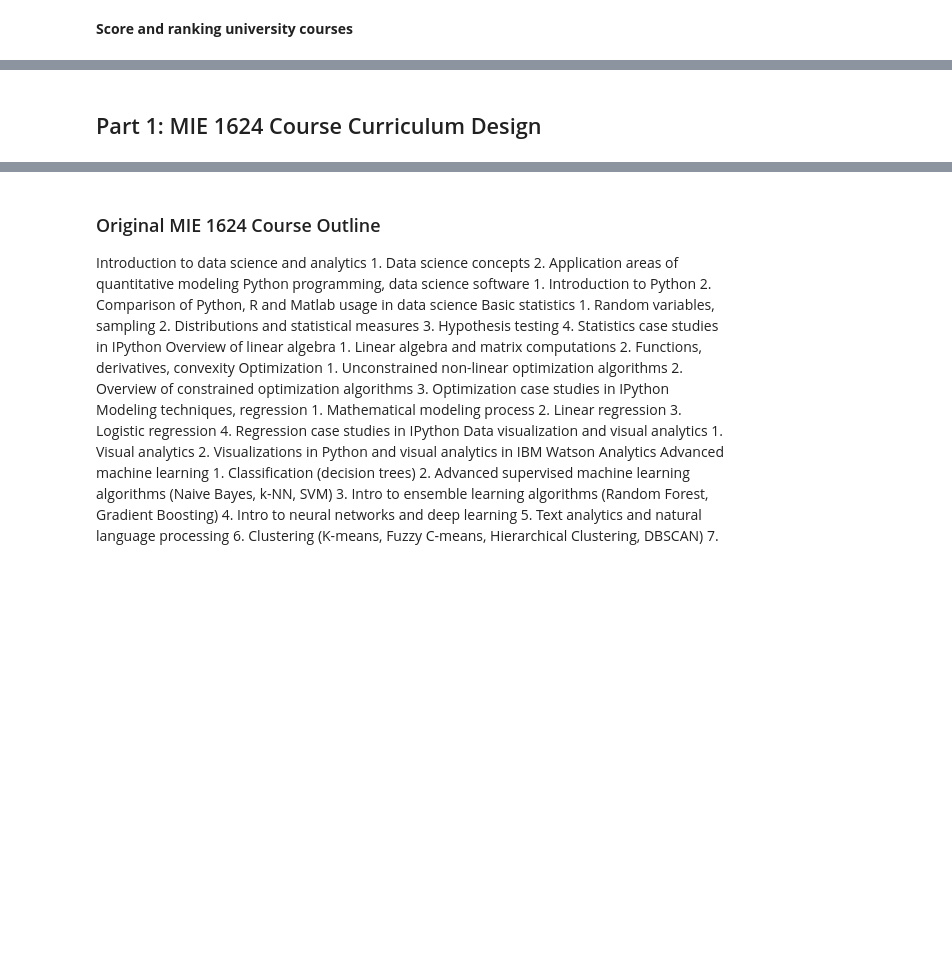
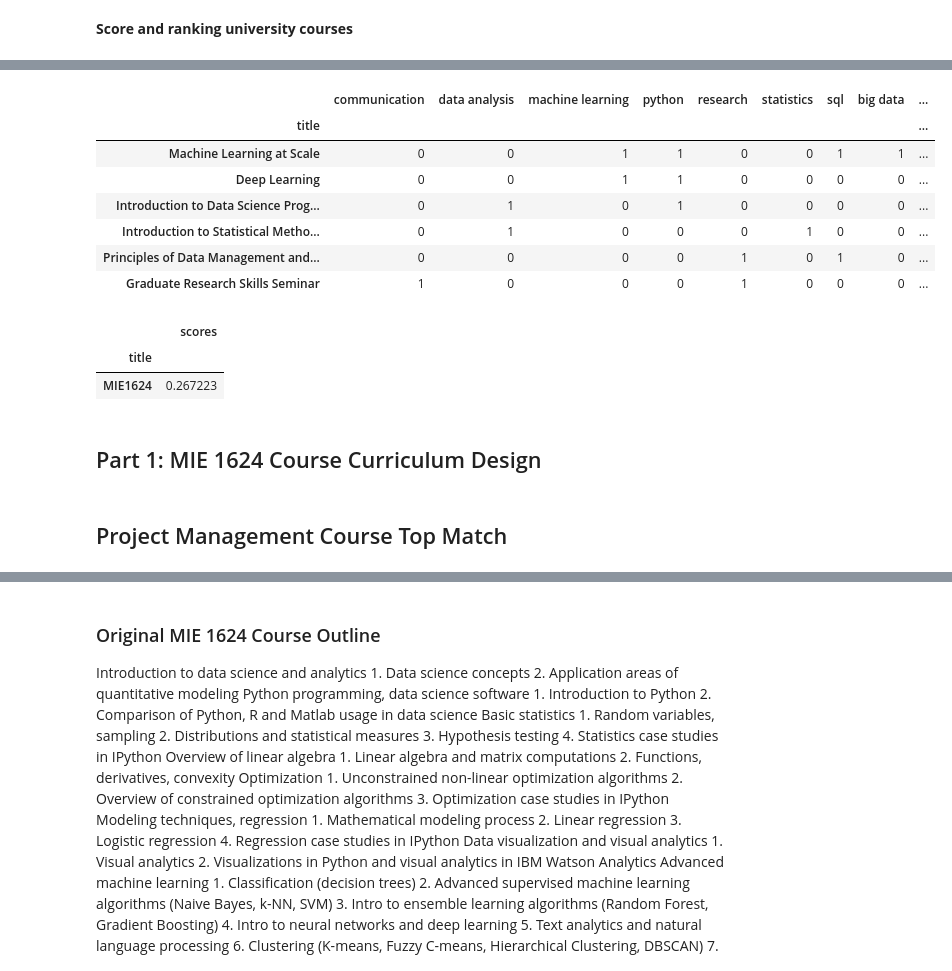
Before and after one commit to ruiqi777/Curriculum-Design, a Jupyter notebook: job_skills.ipynb, the cells around one changed output, grey strips where cells are left out. Drawn from its saved outputs; the diff is of its cells as text; code cells hidden in the pictures; blank space fills up the shorter version.

Commit message:
Updated PM and CS course matching

```diff
--- a/job_skills.ipynb
+++ b/job_skills.ipynb
@@ -424,5 +432,5 @@ coursera_df = coursera_df[['title','description','code','university']]
 # %%
-university_df = pd.concat([waterloo_df,coursera_df], axis = 0)
+university_df = pd.concat([waterloo_df,UCberkeley_df,stanford_df], axis = 0)
 university_df = university_df.reset_index(drop = True)
 # %% [markdown]
 ### Data Cleaning
@@ -463,5 +471,8 @@ skill_vectorizer = CountVectorizer(tokenizer = TweetTokenizer().tokenize,
 university_skills = skill_vectorizer.fit_transform(university_df['clean_text'])
 # %%
 university_skill_df = pd.DataFrame(data = university_skills.toarray(), columns = skill_vectorizer.get_feature_names())
+# encode skill appeanrance to 0 or 1
+for c in university_skill_df.columns:
+    university_skill_df[c] = university_skill_df[c].apply(lambda x: 1 if x >= 1 else 0)
 university_skill_df.index = university_df['title']
 university_skill_df.head()
@@ -477,5 +514,5 @@ skill_weight = normalized_skill_count.to_numpy()
 **Score and ranking university courses**
 # %%
 university_scores = university_skill_matrix.dot(skill_weight)
-university_scores_df = pd.DataFrame(data = university_scores, columns = ['scores'] ,index = university_skill_df.index)
+university_scores_df = pd.DataFrame(data = university_scores, columns = ['scores'] ,index = university_df['title'])
 university_scores_df.sort_values(by=['scores'],ascending=False)[0:20]
@@ -490,4 +537,0 @@ skill_weight = normalized_skill_count.to_numpy()
-# %%
-university_scores = university_skill_matrix.dot(skill_weight)
-university_scores_df = pd.DataFrame(data = university_scores, columns = ['scores'] ,index = university_skill_df.index)
-university_scores_df.sort_values(by=['scores'],ascending=False)[0:20]
@@ -493,0 +559,12 @@ university_scores_df.sort_values(by=['scores'],ascending=False)[0:20]
+# %%
+top_course_skills = university_skill_df.loc[university_scores_df.sort_values(by=['scores'],ascending=False).index[0:6]]
+top_course_skills.loc[:,(top_course_skills != 0).any(axis = 0)]
+# %% [output]
+|  | communication | data analysis | machine learning | python | research | statistics | sql | big data | ... |
+| title |  |  |  |  |  |  |  |  | ... |
+| Machine Learning at Scale | 0 | 0 | 1 | 1 | 0 | 0 | 1 | 1 | ... |
+| Deep Learning | 0 | 0 | 1 | 1 | 0 | 0 | 0 | 0 | ... |
+| Introduction to Data Science Prog... | 0 | 1 | 0 | 1 | 0 | 0 | 0 | 0 | ... |
+| Introduction to Statistical Metho... | 0 | 1 | 0 | 0 | 0 | 1 | 0 | 0 | ... |
+| Principles of Data Management and... | 0 | 0 | 0 | 0 | 1 | 0 | 1 | 0 | ... |
+| Graduate Research Skills Seminar | 1 | 0 | 0 | 0 | 1 | 0 | 0 | 0 | ... |
@@ -493,0 +600,10 @@ university_scores_df.sort_values(by=['scores'],ascending=False)[0:20]
+# %%
+MIE1624_description = 'The  objective  of  the  course  is  to learnanalytical  models  and overviewquantitativealgorithms forsolving engineering and business problems.Data science or analytics is the process of deriving insights  from  data  in  order  to make  optimal  decisions.It allowshundreds  of  companies  and  governments  to save  lives,  increase  profitsand  minimize  resource  usage. Considerable  attention in  the  course is  devoted  to applicationsof computational and modelingalgorithmsto finance,  risk  management, marketing, health care, smart  city  projects,  crime  prevention,  predictive  maintenance,  web  and  social  media  analytics,  personal analytics,  etc.We  will  show  how  various  data  science  and  analytics  techniques  such  as  basic  statistics, regressions, uncertainty modeling, simulation and optimization modeling, data mining and machine  learning, text  analytics,  artificial  intelligence  and  visualizations  can  be  implemented  and  applied  using  Python.  Python and  IBM  Watson  Analytics  are  modeling  and  visualization  software  used  in  this  course.  Practical  aspects  of computational models and case studies in Interactive Python are emphasized.'
+
+MIE1624_df = pd.DataFrame(data = {'title': ['MIE1624'],'description': [MIE1624_description]})
+
+score_course_weighted_skill(df_skill_count_50.index, MIE1624_df)
+# %% [output]
+|  | scores |
+| title |  |
+| MIE1624 | 0.267223 |
@@ -494,2 +653,4 @@ university_scores_df.sort_values(by=['scores'],ascending=False)[0:20]
 # %% [markdown]
 ## Part 1: MIE 1624 Course Curriculum Design
+# %% [markdown]
+## Project Management Course Top Match
```
Also changed, not shown: parts of 24 cells of this notebook.
